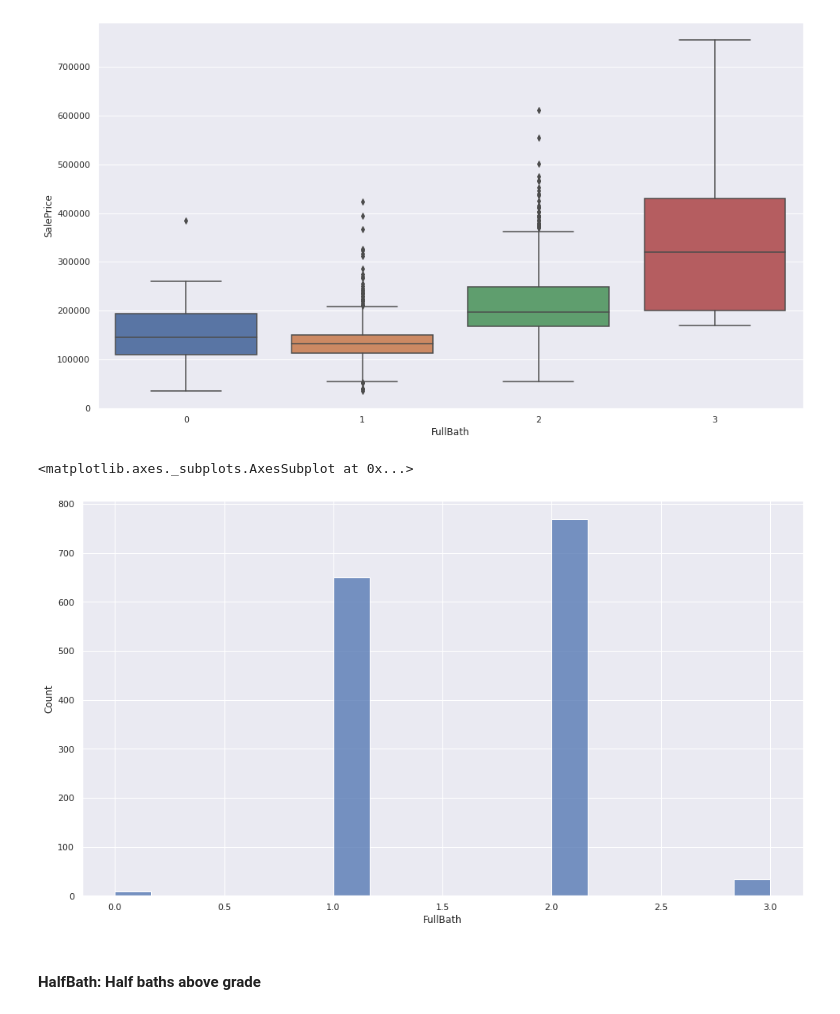
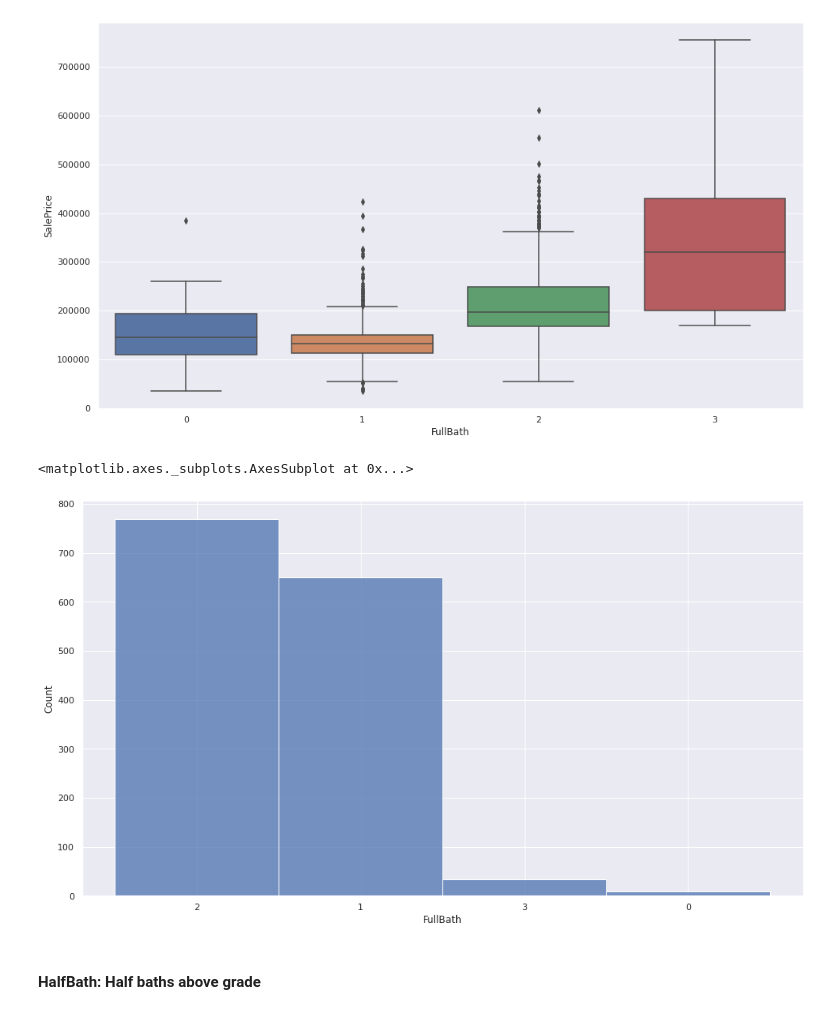
Before and after one commit to snaylix/House-prices-prediction, a Jupyter notebook: 2021-07-17_House-Prices_Prediction_01_EDA.ipynb, the cells around one changed output. Saved outputs shown, nothing was run; the diff lists cells and outputs as text; code cells hidden in the pictures.

```diff
--- a/2021-07-17_House-Prices_Prediction_01_EDA.ipynb
+++ b/2021-07-17_House-Prices_Prediction_01_EDA.ipynb
@@ -482,6 +482,7 @@ create_plot('OverallQual', 'boxplot')
 # %% [output]
 [figure]
 # %%
+df_train.OverallQual = df_train.OverallQual.astype(str)
 sns.histplot(data=df_train, x="OverallQual")
 # %% [output]
 <matplotlib.axes._subplots.AxesSubplot at 0x...>
@@ -504,6 +505,7 @@ create_plot('OverallCond', 'boxplot')
 # %% [output]
 [figure]
 # %%
+df_train.OverallCond = df_train.OverallCond.astype(str)
 sns.histplot(data=df_train, x="OverallCond")
 # %% [output]
 <matplotlib.axes._subplots.AxesSubplot at 0x...>
@@ -910,6 +912,7 @@ create_plot('BsmtFullBath', 'boxplot')
 # %% [output]
 [figure]
 # %%
+df_train.BsmtFullBath = df_train.BsmtFullBath.astype(str)
 sns.histplot(data=df_train, x="BsmtFullBath")
 # %% [output]
 <matplotlib.axes._subplots.AxesSubplot at 0x...>
@@ -921,6 +924,7 @@ create_plot('BsmtHalfBath', 'boxplot')
 # %% [output]
 [figure]
 # %%
+df_train.BsmtHalfBath = df_train.BsmtHalfBath.astype(str)
 sns.histplot(data=df_train, x="BsmtHalfBath")
 # %% [output]
 <matplotlib.axes._subplots.AxesSubplot at 0x...>
@@ -932,10 +936,11 @@ create_plot('FullBath', 'boxplot')
 # %% [output]
 [figure]
 # %%
+df_train.FullBath = df_train.FullBath.astype(str)
 sns.histplot(data=df_train, x="FullBath")
 # %% [output]
 <matplotlib.axes._subplots.AxesSubplot at 0x...>
-[figure, old version]
+[figure, new version]
 # %% [markdown]
 #### HalfBath: Half baths above grade
 # %%
```
Also changed, not shown: parts of 23 cells of this notebook.
